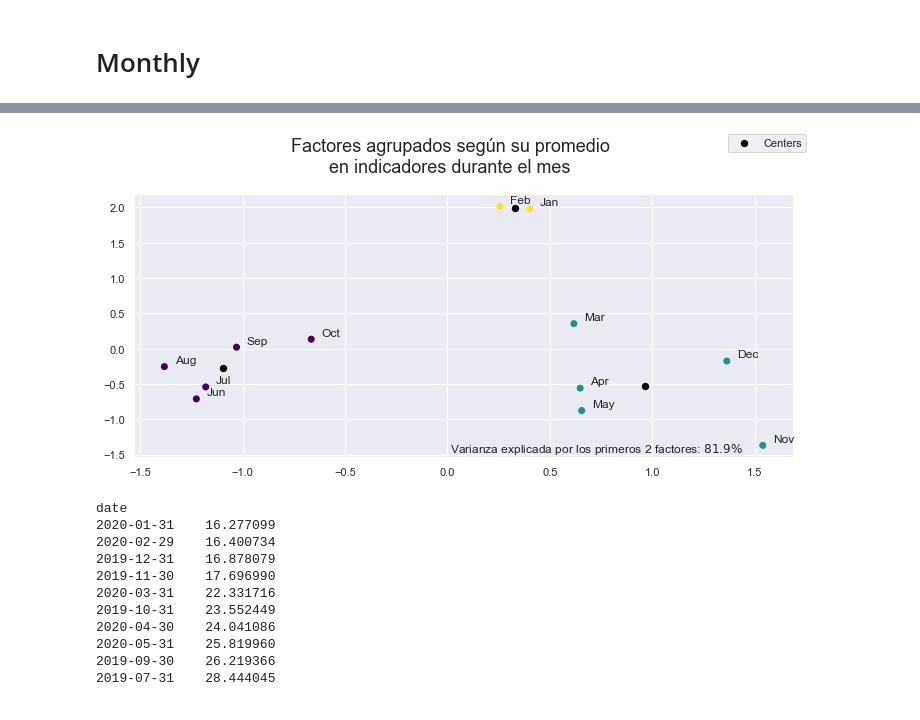
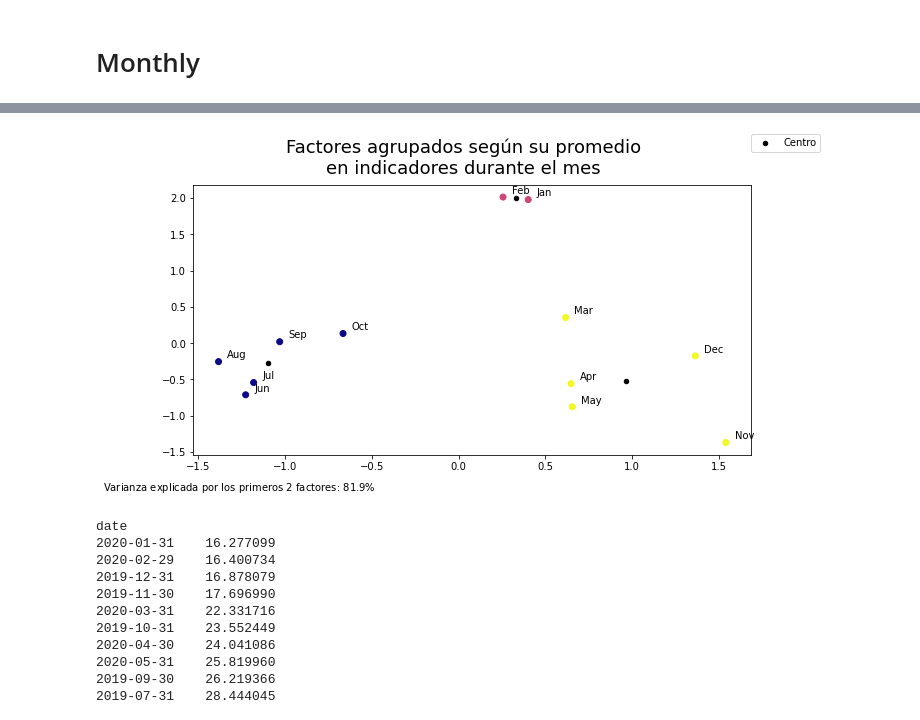
Before and after one commit to kmontocam/MA2003B, a Jupyter notebook: analysis.ipynb, the cells around one changed output, grey strips where cells are left out. Drawn from its saved outputs; the diff is of its cells as text; code cells hidden in the pictures.

Commit message:
Enhancement: renamed functions and polished visuals

```diff
--- a/analysis.ipynb
+++ b/analysis.ipynb
@@ -308,30 +336,28 @@ sns.set()
 # %%
-# Mes de frío
-# Mes de calor
-# Average
-
 factor_analysis = FactorAnalysis(n_components=15)
 lc = pd.DataFrame(factor_analysis.fit_transform(monthly_scaled_df),
                   index=monthly_scaled_df.index).loc[:, [0, 1]]
+
+# Clustering
 
 kmeans = KMeans(n_clusters=3).fit(lc)
 labels = kmeans.predict(lc)
 centroids = kmeans.cluster_centers_
 
 fig, ax = plt.subplots(figsize=(10, 5))
 ax.scatter(centroids[:, 0], centroids[:, 1],
-           c="black", s=40, label="Centers", alpha=1)
+           c="black", s=20, label="Centro", alpha=1)
 
 for k, v in lc.iterrows():
     ax.annotate(k.strftime('%b'), v+0.05)
 
-_ = ax.scatter(x=lc[0], y=lc[1], c=labels, cmap='viridis')
+ax.scatter(x=lc[0], y=lc[1], c=labels, cmap='plasma')
 
 fig.suptitle('Factores agrupados según su promedio\nen indicadores durante el mes', fontsize=18)
-#fig.subplots_adjust(top=0.85)
-fig.tight_layout()
-_ = fig.legend()
-_ = fig.text(0.5, 0.105, s='Varianza explicada por los primeros 2 factores: $81.9\%$')
+#fig.tight_layout()
+fig.subplots_adjust(top=0.85, bottom=0.1)
+fig.legend()
+_ = fig.text(0, 0, s='Varianza explicada por los primeros 2 factores: $81.9\%$')
 # %% [output]
-[figure, old version]
+[figure, new version]
 # %%
```
Also changed, not shown: parts of 33 cells of this notebook.
